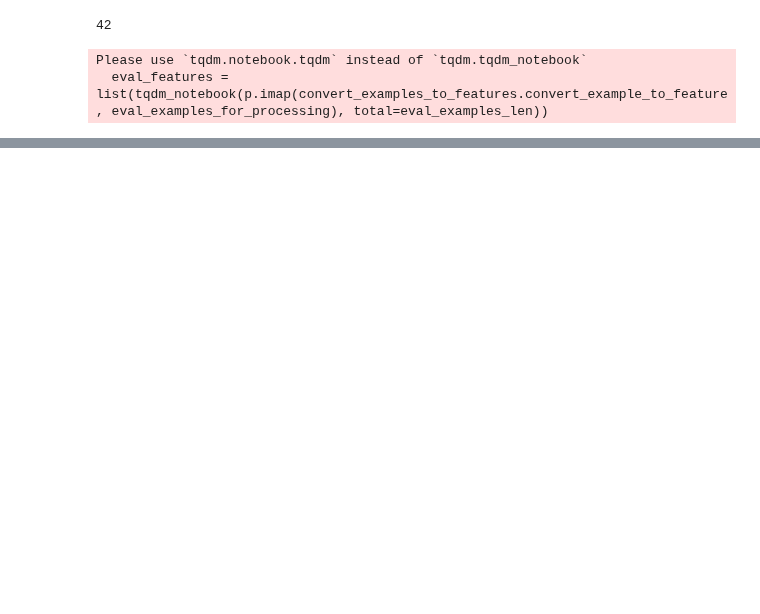
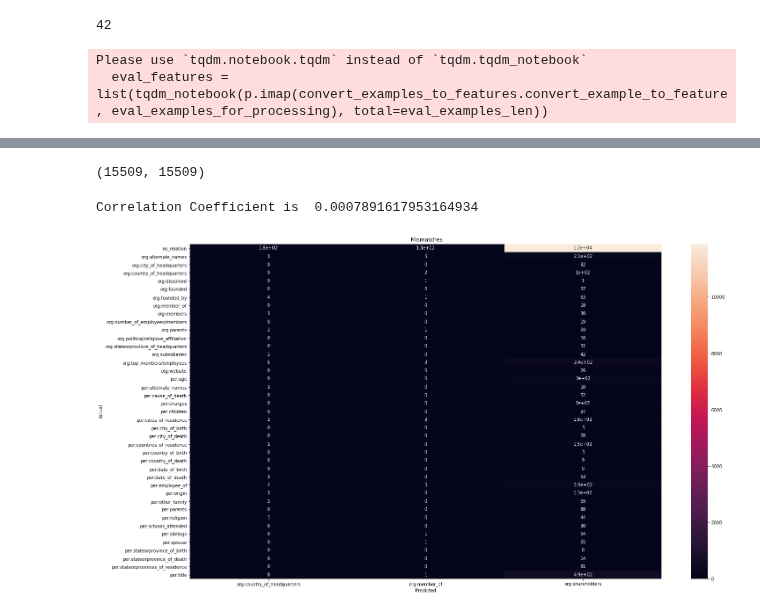
Before and after one commit to pnarsina/w266_final, a Jupyter notebook: project_re/BERT_RE_TACRED_eval.ipynb, the cells around one changed output, grey strips where cells are left out. Drawn from its saved outputs; the diff is of its cells as text; code cells hidden in the pictures; blank space fills up the shorter version.

Commit message:
first successfull end to end Relation extraciton model

```diff
--- a/project_re/BERT_RE_TACRED_eval.ipynb
+++ b/project_re/BERT_RE_TACRED_eval.ipynb
@@ -1,6 +1,9 @@
 # %%
 import torch
 import pickle
+import numpy as np
+from sklearn.metrics import matthews_corrcoef, confusion_matrix
+
 from torch.utils.data import (DataLoader, RandomSampler, SequentialSampler,
                               TensorDataset)
 from torch.nn import CrossEntropyLoss, MSELoss
@@ -18,8 +21,8 @@ from util import convert_examples_to_features
 import logging
 logging.basicConfig(level=logging.INFO)
 
-# device = torch.device("cuda" if torch.cuda.is_available() else "cpu")
-device = "cpu"
+device = torch.device("cuda" if torch.cuda.is_available() else "cpu")
+# device = "cpu"
 # %%
 DATA_DIR = "data/"
 
@@ -114,5 +104,6 @@ eval_data = TensorDataset(all_input_ids, all_input_mask, all_segment_ids, all_la
 eval_sampler = SequentialSampler(eval_data)
 eval_dataloader = DataLoader(eval_data, sampler=eval_sampler, batch_size=EVAL_BATCH_SIZE)
 # %%
-model = BertForSequenceClassification.from_pretrained(CACHE_DIR + BERT_MODEL, cache_dir=CACHE_DIR, num_labels=len(label_list))
+# model = BertForSequenceClassification.from_pretrained(CACHE_DIR + BERT_MODEL, cache_dir=CACHE_DIR, num_labels=len(label_list))
+model = BertForSequenceClassification.from_pretrained(BERT_MODEL, cache_dir=CACHE_DIR, num_labels=num_labels)
 # %% [output]
@@ -119,0 +183,5 @@ ERROR:pytorch_pretrained_bert.modeling:Model name 'cache/bert-base-cased' was no
+# %%
+eval_loss
+len(preds), len(all_label_ids)
+# %% [output]
+(15509, 15509)
@@ -119,0 +202,39 @@ ERROR:pytorch_pretrained_bert.modeling:Model name 'cache/bert-base-cased' was no
+# %%
+import json
+CONFIG_FOLDER = 'config/'
+id_label_file = 'id_2_label.json'
+with open(CONFIG_FOLDER + id_label_file) as infile:
+    id2label = json.load(infile)
+# %%
+preds_labels = [id2label[str(p)] for p in preds]
+all_labels =  [id2label[str(l)] for l in all_label_ids.numpy()]
+mcc = matthews_corrcoef(all_labels, preds_labels)
+
+print('Correlation Coefficient is ', mcc)
+
+mismatches = []
+all_rels = []
+for row in range(len(all_labels)):
+    all_rels.append([all_labels[row], preds_labels[row]])
+    if preds_labels[row] != all_labels[row]:
+        mismatches.append([all_labels[row], preds_labels[row]])
+# %% [output]
+Correlation Coefficient is  0.0007891617953164934
+# %%
+%matplotlib inline
+from sklearn.metrics import plot_confusion_matrix
+import numpy as np
+import pandas as pd
+import matplotlib.pyplot as plt
+import seaborn as sn
+
+df = pd.DataFrame(mismatches, columns = ['labels', 'predicted'])
+# df.head(10)
+plt.figure(figsize=(24,14))
+plt.title(" Mismatches")
+confusion_matrix = pd.crosstab(df['labels'], df['predicted'], rownames=['Actual'], colnames=['Predicted'])
+sn.heatmap(confusion_matrix, annot=True)
+
+plt.show()
+# %% [output]
+[figure, added]
```
Also changed, not shown: parts of 7 cells of this notebook, 3 other files.
